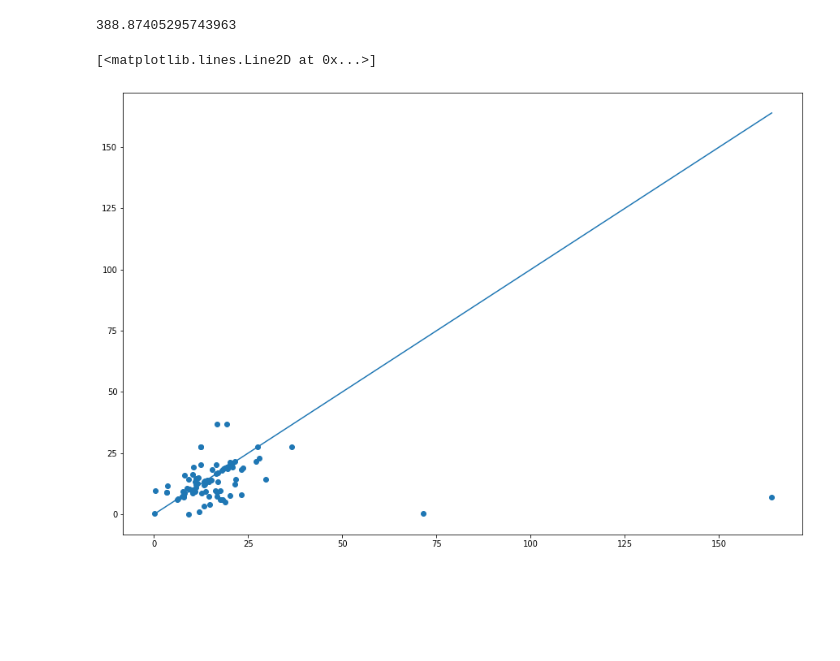
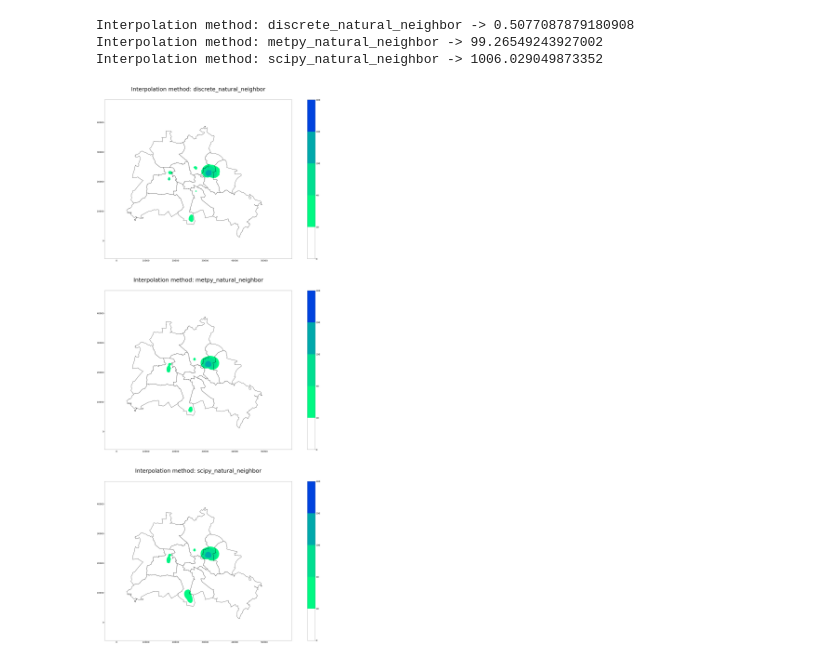
Before and after one commit to M20190649/master-thesis-code, a Jupyter notebook: airdata/validation.ipynb, the cells around one changed output. Drawn from its saved outputs; the diff is of its cells as text; code cells hidden in the pictures; blank space fills up the shorter version.

Commit message:
add grid validation. add natural neighbor comparison.

```diff
--- a/airdata/validation.ipynb
+++ b/airdata/validation.ipynb
@@ -40,9 +39,10 @@ points_train, points_test, values_train, values_test = train_test_split(points,
 # %%
-interpolated_values = interpolators.nearest_neighbor(points_test[:,0], points_test[:,1], points_train, values_train, grid=False)
-# interpolated_values = interpolators.inverse_distance_weighting(points_test[:,0], points_test[:,1], points_train, values_train, grid=False)
-# interpolated_values = interpolators.linear_barycentric(points_test[:,0], points_test[:,1], points_train, values_train, grid=False)
-# interpolated_values = interpolators.clough_tocher(points_test[:,0], points_test[:,1], points_train, values_train, grid=False)
-# interpolated_values = interpolators.natural_neighbor(points_test[:,0], points_test[:,1], points_train, values_train, grid=False)
+# Cross validation
+
+points_train, points_test, values_train, values_test = train_test_split(points, values, test_size=0.2)
+
+interpolation_method = interpolators.nearest_neighbor
+interpolated_values = interpolation_method(points_test[:,0], points_test[:,1], points_train, values_train, grid=False)
 
 print(mean_squared_error(values_test, interpolated_values))
 plt.scatter(values_test, interpolated_values)
@@ -54,10 +50,37 @@ plt.plot([0, np.max(values_test)], [0, np.max(values_test)])
-# %%
-interpolated_values = interpolators.nearest_neighbor(points_test[:,0], points_test[:,1], points_train, values_train, grid=False)
-
-print(mean_squared_error(values_test, interpolated_values))
-plt.scatter(values_test, interpolated_values)
-plt.plot([0, np.max(values_test)], [0, np.max(values_test)])
-# %% [output]
-388.87405295743963
-[<matplotlib.lines.Line2D at 0x...>]
-[figure, removed]
+# %%
+# Method comparison
+methods = {
+    "discrete_natural_neighbor": interpolators.discrete_natural_neighbor,
+    "metpy_natural_neighbor": interpolators.metpy_natural_neighbor,
+    "scipy_natural_neighbor": interpolators.scipy_natural_neighbor
+}
+
+plt.rcParams["figure.figsize"] = 50, len(methods) * 30
+plt.rcParams["font.size"] = 20
+plt.rcParams["axes.titlesize"] = 50
+plt.rcParams["axes.titlepad"] = 80
+
+size = 500  # grid cell size in meters
+xnew = np.linspace(xmin, xmax, int((xmax - xmin) / size))
+ynew = np.linspace(ymin, ymax, int((ymax - ymin) / size))
+
+fig, axes = plt.subplots(len(methods),1)
+
+for i, ax in enumerate(axes):
+    berlin_districts.boundary.plot(ax=ax, edgecolor="black")
+    ax.set_title(f"Interpolation method: {list(methods.keys())[i]}")
+    start = time.time()
+    interpolated_values = list(methods.values())[i](xnew, ynew, points, values)
+    end = time.time()
+    plot = ax.contourf(xnew, ynew, interpolated_values, zones, cmap="winter_r")
+    plot.cmap.set_under("w")
+    plot.set_clim(zones[1])
+    fig.colorbar(plot, ax=ax)
+    print(f"Interpolation method: {list(methods.keys())[i]} -> {end-start}")
+
+fig.savefig("natural-neighbor-comparison.png")
+# %% [output]
+Interpolation method: discrete_natural_neighbor -> 0.5077087879180908
+Interpolation method: metpy_natural_neighbor -> 99.26549243927002
+Interpolation method: scipy_natural_neighbor -> 1006.029049873352
+[figure, added]
```
Also changed, not shown: parts of 3 cells of this notebook.
